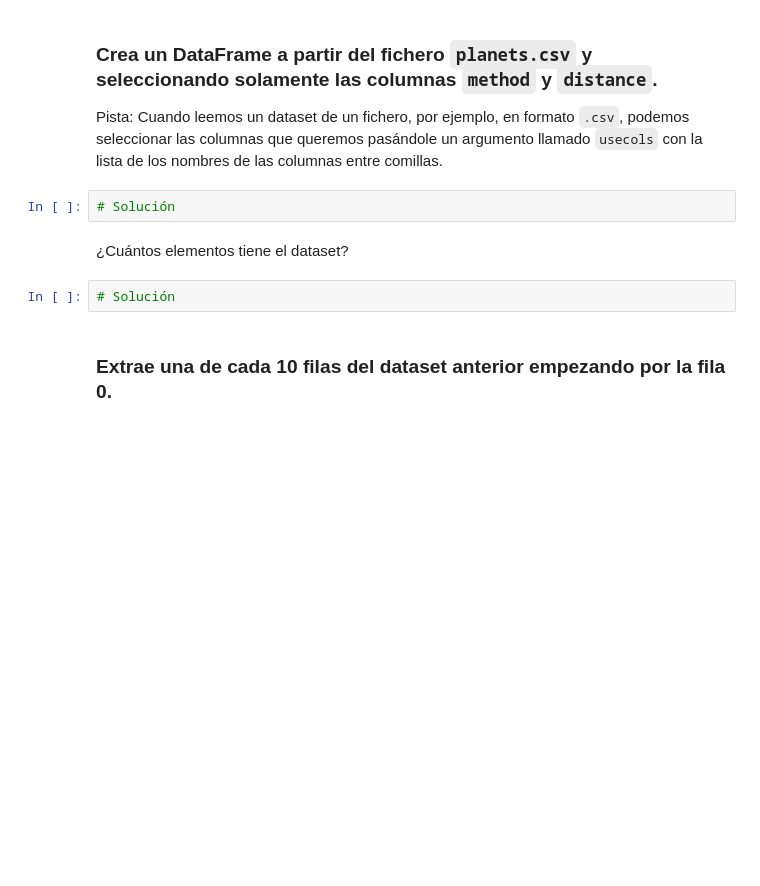
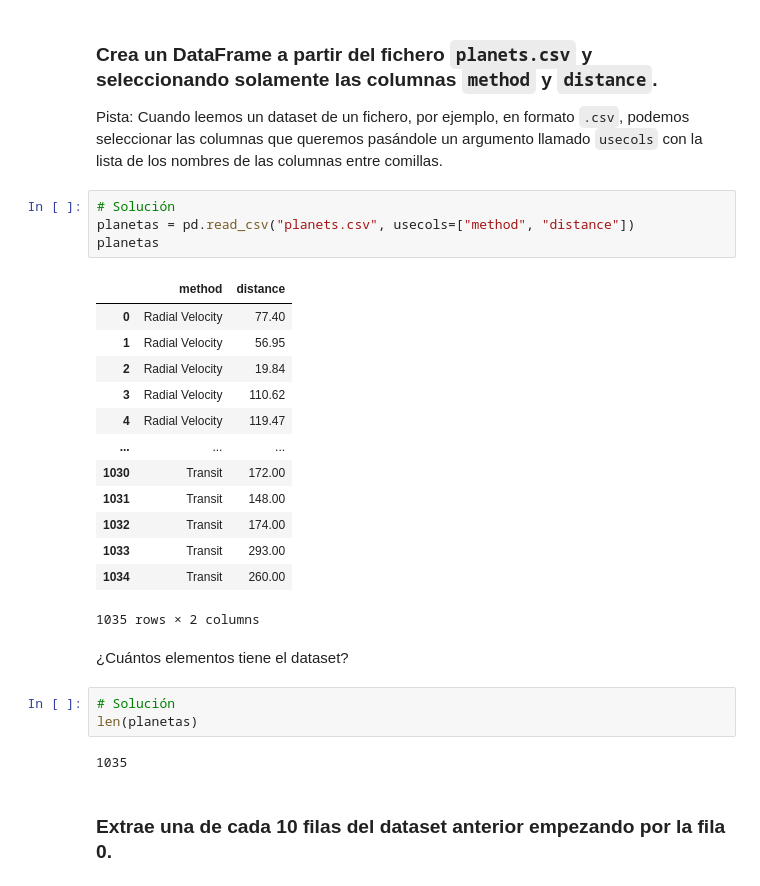
Before and after one commit to javier-guilm-um-es/teii-alumno, a Jupyter notebook: Bloque3/Introduccion a Pandas - Ejercicios.ipynb, the cells around one changed output. Saved outputs shown, nothing was run; the diff lists cells and outputs as text; blank space fills up the shorter version.

```diff
--- a/Bloque3/Introduccion a Pandas - Ejercicios.ipynb
+++ b/Bloque3/Introduccion a Pandas - Ejercicios.ipynb
@@ -301,10 +321,29 @@ ser2 = pd.Series(np.arange(26))
 Pista: Cuando leemos un dataset de un fichero, por ejemplo, en formato `.csv`, podemos seleccionar las columnas que queremos pasándole un argumento llamado `usecols` con la lista de los nombres de las columnas entre comillas.
 # %%
 # Solución
+planetas = pd.read_csv("planets.csv", usecols=["method", "distance"])
+planetas
+# %% [output]
+|  | method | distance |
+| 0 | Radial Velocity | 77.40 |
+| 1 | Radial Velocity | 56.95 |
+| 2 | Radial Velocity | 19.84 |
+| 3 | Radial Velocity | 110.62 |
+| 4 | Radial Velocity | 119.47 |
+| ... | ... | ... |
+| 1030 | Transit | 172.00 |
+| 1031 | Transit | 148.00 |
+| 1032 | Transit | 174.00 |
+| 1033 | Transit | 293.00 |
+| 1034 | Transit | 260.00 |
+1035 rows × 2 columns
 # %% [markdown]
 ¿Cuántos elementos tiene el dataset?
 # %%
 # Solución
+len(planetas)
+# %% [output]
+1035
 # %% [markdown]
 ### Extrae una de cada 10 filas del dataset anterior empezando por la fila 0.
 # %%
```
Also changed, not shown: parts of 16 cells of this notebook, 1 other file.
